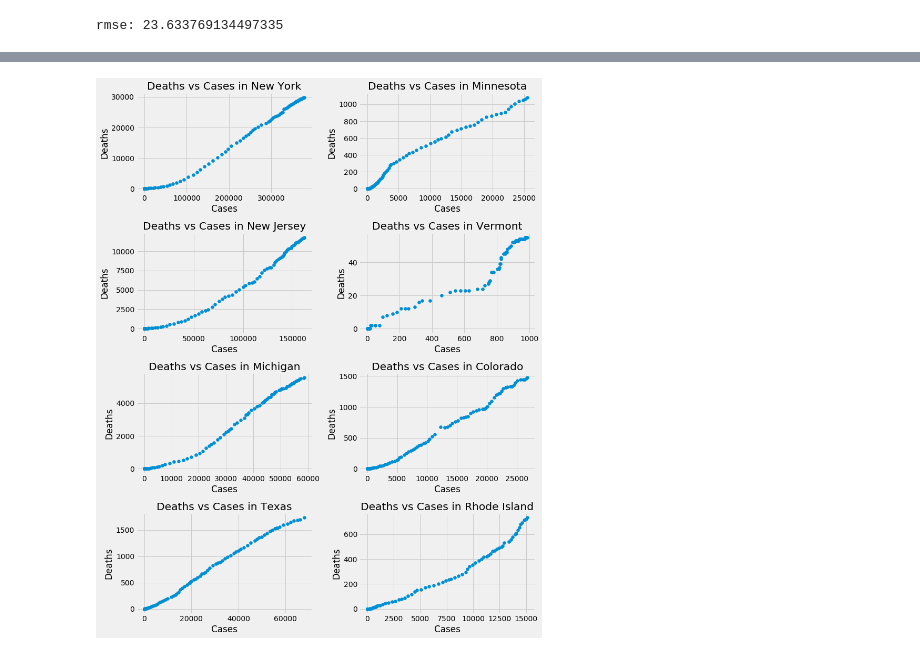
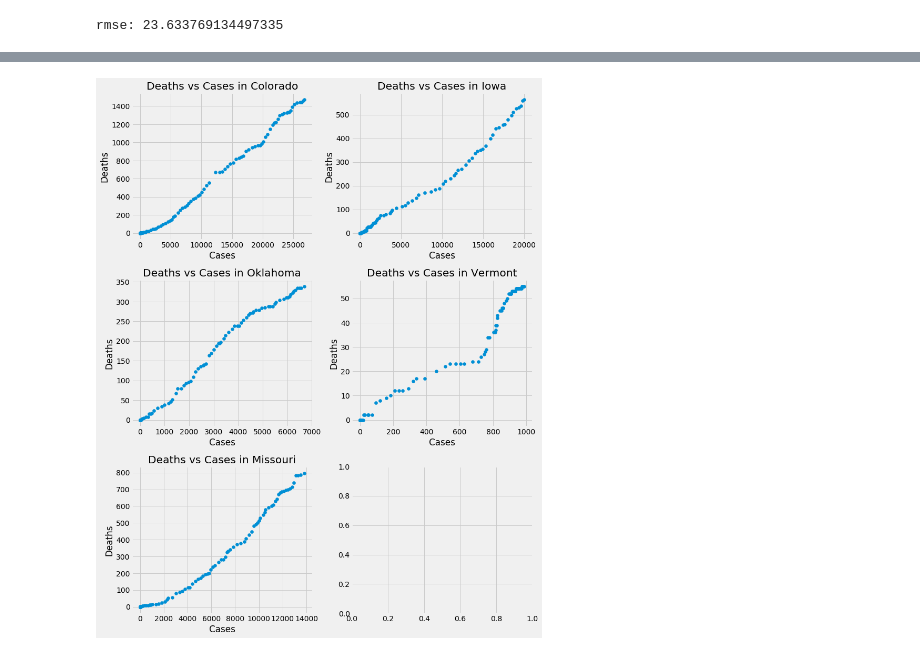
Before and after one commit to Jbudnick/Covid-19-Forecasting, a Jupyter notebook: notebooks/EDA_State_Comparison.ipynb, the cells around one changed output, grey strips where cells are left out. Drawn from its saved outputs; the diff is of its cells as text; code cells hidden in the pictures.

```diff
--- a/notebooks/EDA_State_Comparison.ipynb
+++ b/notebooks/EDA_State_Comparison.ipynb
@@ -964,24 +712,26 @@ MN_Analysis.df
 # %%
 # Plot state deaths vs cases
 def raw_state_data(states):
     covid_raw_df = pd.read_csv('data/covid-19-data/us-states.csv')
     state_raw_list = []
     for state in states:
         state_raw_list.append(covid_raw_df[covid_raw_df['state'] == state])
     return state_raw_list
 
-fig, axes = plt.subplots(4, 2, figsize = (12,15))
-state = ('New York', 'Minnesota', 'New Jersey', 'Vermont', 'Michigan', 'Colorado', 'Texas', 'Rhode Island')
-
-state_list = raw_state_data(state)
+fig, axes = plt.subplots(3, 2, figsize = (12,15))
+state_list = raw_state_data(similar_states)
 
 for i, ax in enumerate(axes.flatten()):
-    ax.scatter(state_list[i]['cases'], state_list[i]['deaths'])
-    ax.set_title('Deaths vs Cases in {}'.format(state[i]))
-    ax.set_xlabel('Cases')
-    ax.set_ylabel('Deaths')
+    try:
+        state_name = state_list[i]['state'].unique()[0]
+        ax.scatter(state_list[i]['cases'], state_list[i]['deaths'])
+        ax.set_title('Deaths vs Cases in {}'.format(state_name))
+        ax.set_xlabel('Cases')
+        ax.set_ylabel('Deaths')
+    except:
+        continue
 fig.tight_layout()
 # Mostly linear trend between cases and deaths
 fig.savefig('images/DeathVsCases')
 # %% [output]
-[figure, old version]
+[figure, new version]
```
Also changed, not shown: parts of 32 cells of this notebook, 1 other file.
